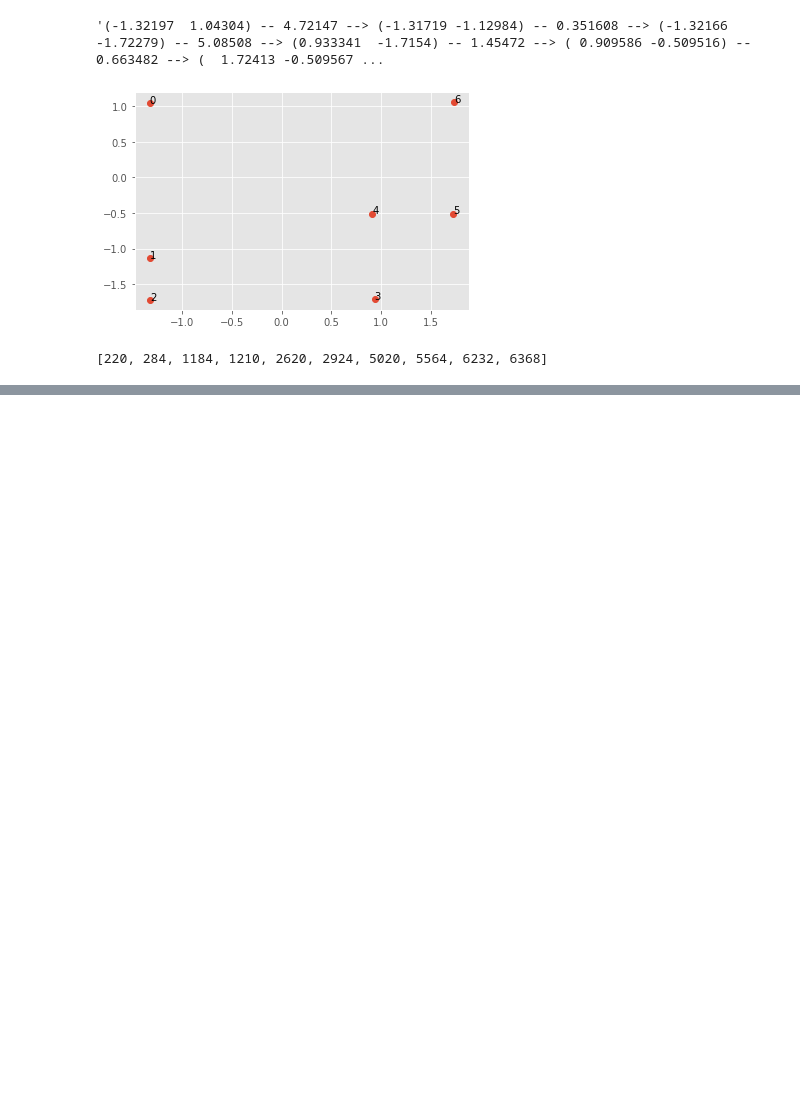
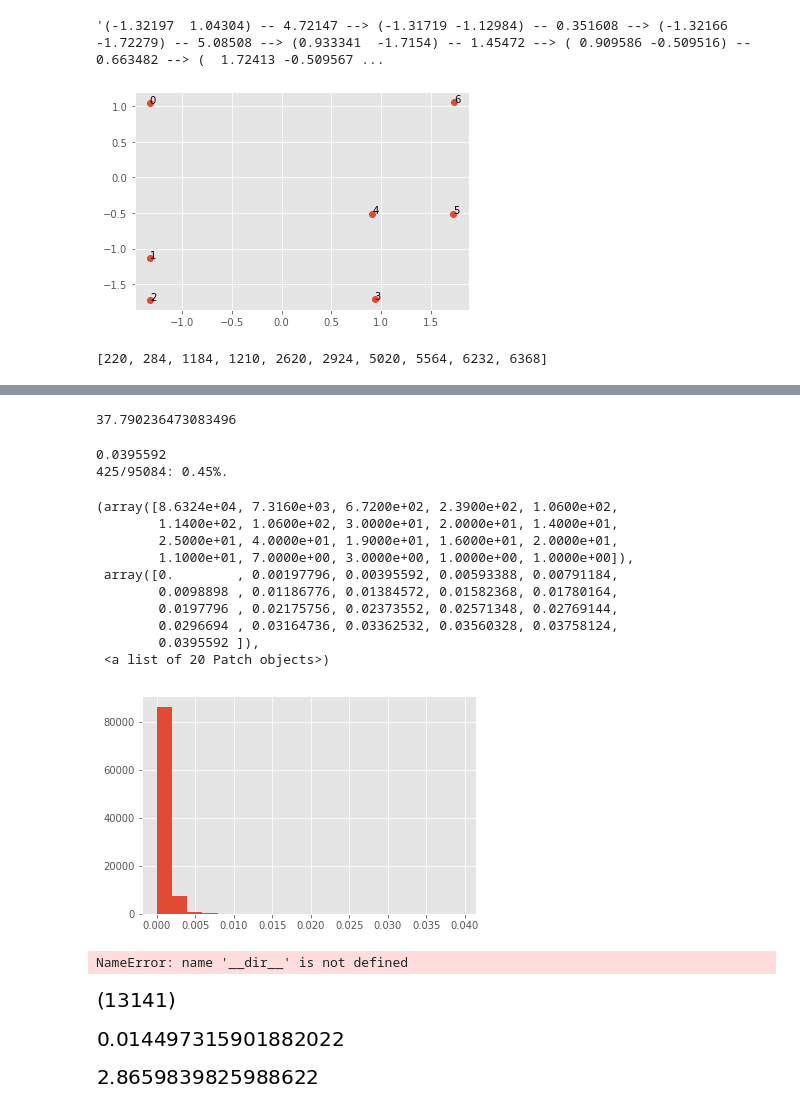
Before and after one commit to egoal/watermelon, a Jupyter notebook: eular.ipynb, the cells around one changed output, grey strips where cells are left out. Cells and saved outputs as stored; diff of their text form; code cells hidden in the pictures; blank space fills up the shorter version.

```diff
--- a/eular.ipynb
+++ b/eular.ipynb
@@ -249,0 +404,35 @@ sum([220, 284, 1184, 1210, 2620, 2924, 5020, 5564, 6232, 6368])
+# %%
+os.path.getsize(indir+ filename)/1024/1024
+# %% [output]
+37.790236473083496
+# %%
+hs = np.loadtxt(f'{data_path}{3}.txt')
+
+print(hs.max())
+b = hs[hs>0.01].shape[0]
+a = hs.shape[0]
+print(f'{b}/{a}: {b/a*100:.2f}%.')
+
+plt.hist(hs, bins=20)
+# %% [output]
+0.0395592
+425/95084: 0.45%.
+(array([8.6324e+04, 7.3160e+03, 6.7200e+02, 2.3900e+02, 1.0600e+02,
+        1.1400e+02, 1.0600e+02, 3.0000e+01, 2.0000e+01, 1.4000e+01,
+        2.5000e+01, 4.0000e+01, 1.9000e+01, 1.6000e+01, 2.0000e+01,
+        1.1000e+01, 7.0000e+00, 3.0000e+00, 1.0000e+00, 1.0000e+00]),
+ array([0.        , 0.00197796, 0.00395592, 0.00593388, 0.00791184,
+        0.0098898 , 0.01186776, 0.01384572, 0.01582368, 0.01780164,
+        0.0197796 , 0.02175756, 0.02373552, 0.02571348, 0.02769144,
+        0.0296694 , 0.03164736, 0.03362532, 0.03560328, 0.03758124,
+        0.0395592 ]),
+ <a list of 20 Patch objects>)
+[figure, added]
+# %%
+__dir__
+# %% [output]
+NameError: name '__dir__' is not defined
+# %%
+hs.shape
+# %% [output]
+[figure, added]
@@ -249,0 +445,8 @@ sum([220, 284, 1184, 1210, 2620, 2924, 5020, 5564, 6232, 6368])
+# %%
+la.norm(np.cross(abcd1[:-1], abcd2[:-1]))
+# %% [output]
+[figure, added]
+# %%
+math.asin(0.05)*180/ math.pi
+# %% [output]
+[figure, added]
```
Also changed, not shown: parts of 26 cells of this notebook, 26 other files.
